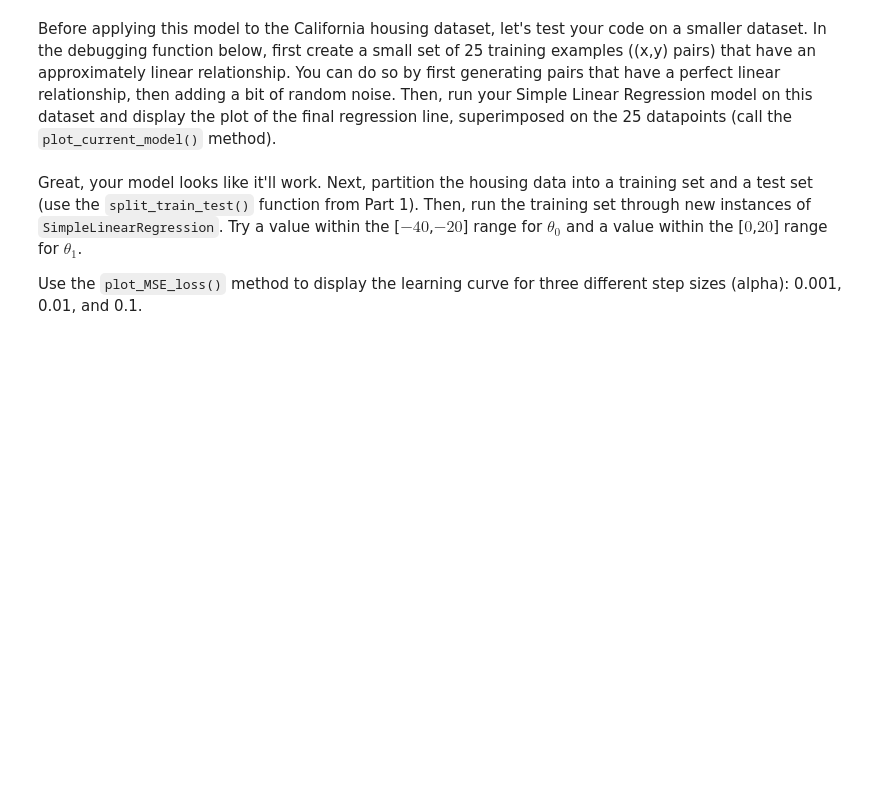
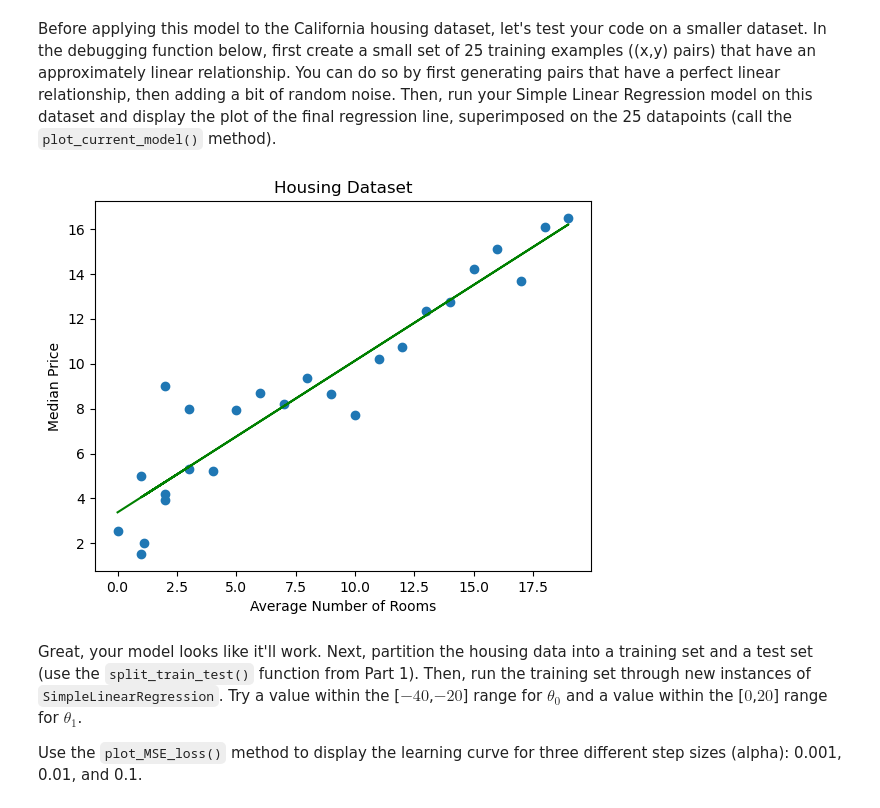
Before and after one commit to JayLi1209/cs4262-5262-2024S, a Jupyter notebook: Assignment1/Assignment1-Regression_2024S.ipynb, the cells around one changed output. Cells and saved outputs as stored; diff of their text form; code cells hidden in the pictures; blank space fills up the shorter version.

```diff
--- a/Assignment1/Assignment1-Regression_2024S.ipynb
+++ b/Assignment1/Assignment1-Regression_2024S.ipynb
@@ -156,15 +199,34 @@ class SimpleLinearRegressionModel():
         plt.show()
 # %% [markdown]
 Before applying this model to the California housing dataset, let's test your code on a smaller dataset. In the debugging function below, first create a small set of 25 training examples ((x,y) pairs) that have an approximately linear relationship. You can do so by first generating pairs that have a perfect linear relationship, then adding a bit of random noise. Then, run your Simple Linear Regression model on this dataset and display the plot of the final regression line, superimposed on the 25 datapoints (call the `plot_current_model()` method).
-# %%
-'''
-Function for debugging the simple linear regression model.
-'''
-#TODO
-def debug_SLR_model():
-    return
-
-debug_SLR_model()
+# %%
+'''
+Function for debugging the simple linear regression model.
+'''
+#TODO
+
+
+def emit_y(x):
+    return 0.7 * x + 3
+
+def debug_SLR_model():
+    # Linear relationship with a bit of noise
+    x = np.array([i for i in range(20)] + [1, 2, 1.1, 3, 2])
+    y = np.array([emit_y(xi) + np.random.normal(scale=1) for xi in x[:-5]] + [5, 9, 2, 8, 4.2])
+
+    # Initialize the model
+    theta = np.array([1, 0.5])
+    model = SimpleLinearRegressionModel(x, y, theta, 0.01)
+
+    # Run gradient descent to train the model
+    model.run_gradient_descent()
+
+    # Plot the current model
+    model.plot_current_model()
+
+debug_SLR_model()
+# %% [output]
+[figure, added]
 # %% [markdown]
 Great, your model looks like it'll work. Next, partition the housing data into a training set and a test set (use the `split_train_test()` function from Part 1). Then, run the training set through new instances of `SimpleLinearRegression`. Try a value within the [$-40$,$-20$] range for $\theta_0$ and a value within the [$0$,$20$] range for $\theta_1$.
 
```
Also changed, not shown: parts of 43 cells of this notebook.
